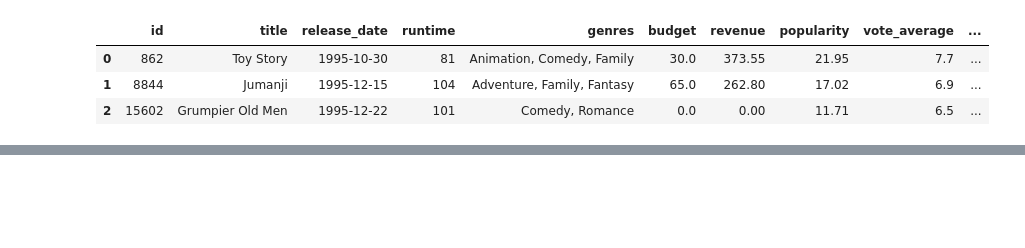
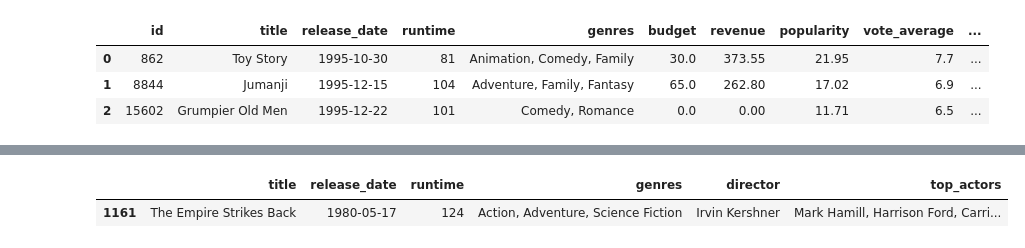
Before and after one commit to SanAntonik/MRS, a Jupyter notebook: DA_skill_showcase/MRS.ipynb, the cells around one changed output, grey strips where cells are left out. Drawn from its saved outputs; the diff is of its cells as text; code cells hidden in the pictures; blank space fills up the shorter version.

```diff
--- a/DA_skill_showcase/MRS.ipynb
+++ b/DA_skill_showcase/MRS.ipynb
@@ -513,0 +507,11 @@ df[df["director"] == "Martin Scorsese"][["title", "release_date", "runtime", "ge
+# %%
+def extract_actors(cast_list):
+    top_actors = []
+    for actor in cast_list[:5]:  # Select the top 5 actors
+        top_actors.append(actor["name"])
+    return ", ".join(top_actors)
+
+# Convert the string representations to actual dictionaries
+df["cast"] = df["cast"].apply(literal_eval)
+# Extract the top 5 actor names for each movie
+df["top_actors"] = df["cast"].apply(extract_actors)
@@ -513,0 +527,5 @@ df[df["director"] == "Martin Scorsese"][["title", "release_date", "runtime", "ge
+# %%
+df[df["title"] == "The Empire Strikes Back"][["title", "release_date", "runtime", "genres", "director", "top_actors"]]
+# %% [output]
+|  | title | release_date | runtime | genres | director | top_actors |
+| 1161 | The Empire Strikes Back | 1980-05-17 | 124 | Action, Adventure, Science Fiction | Irvin Kershner | Mark Hamill, Harrison Ford, Carri... |
```
Also changed, not shown: parts of 7 cells of this notebook.
